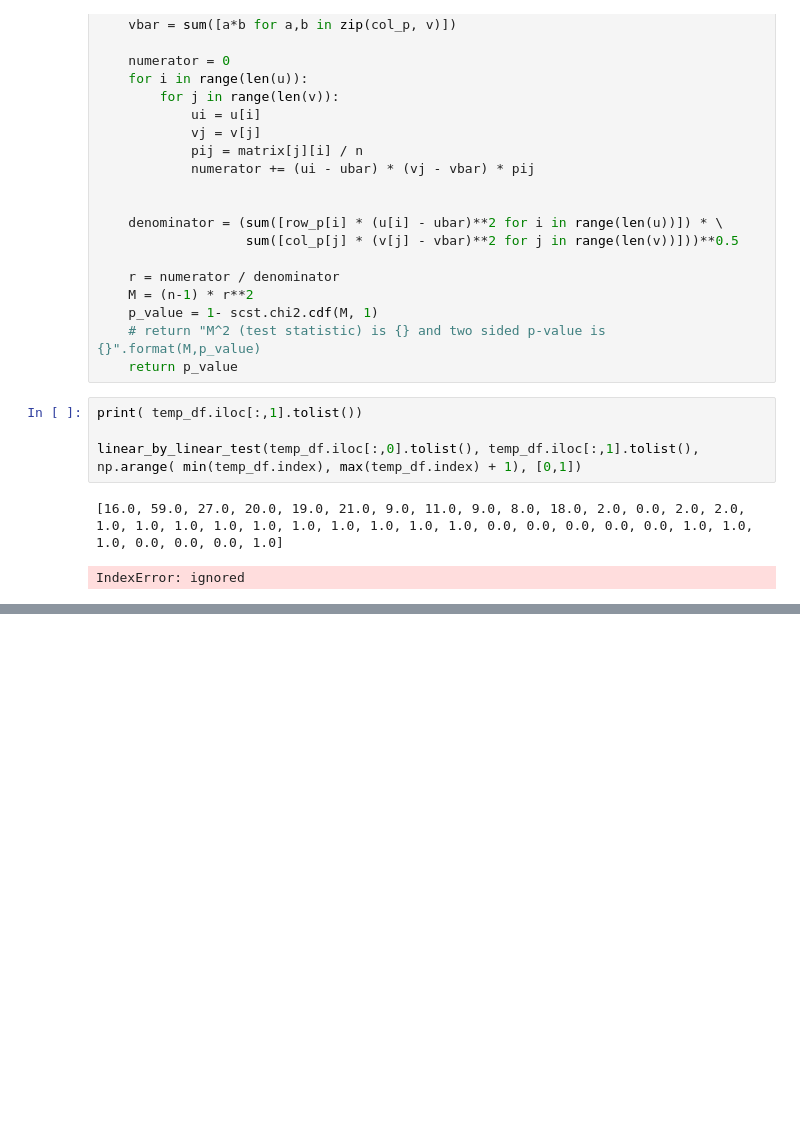
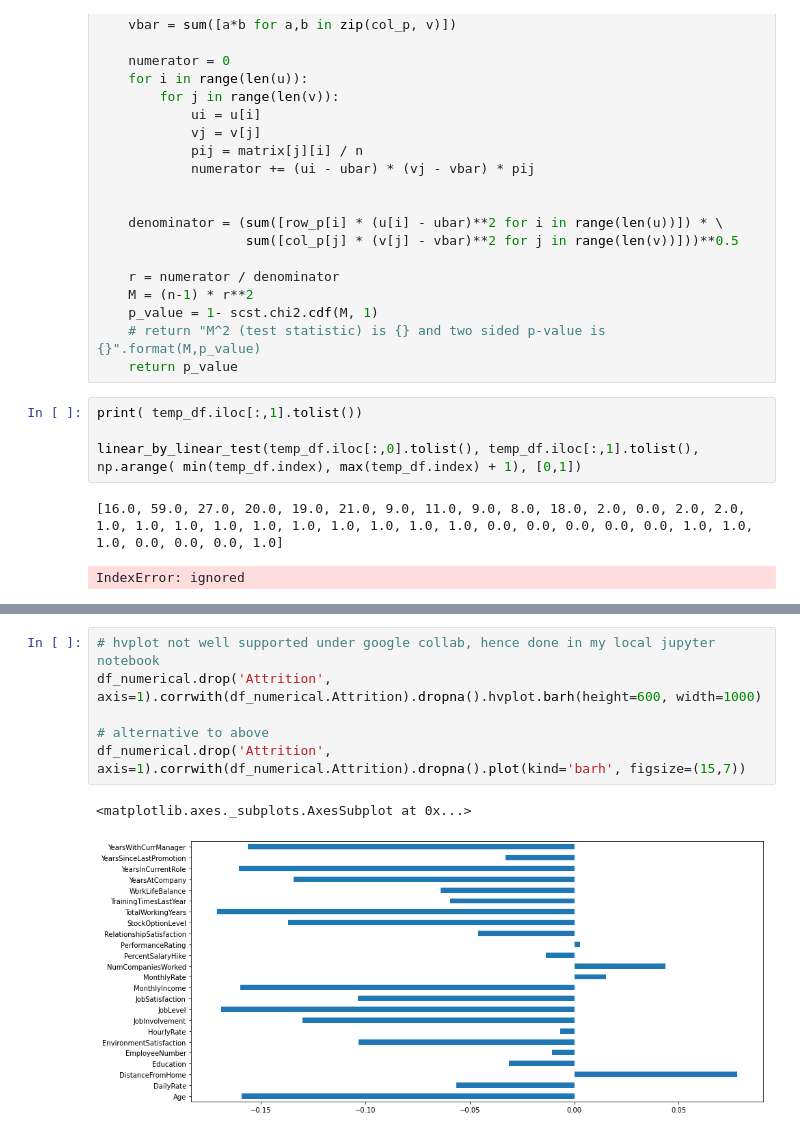
Before and after one commit to Wincenttjoi/employee-data-visualization, a Jupyter notebook: DAO2702code.ipynb, the cells around one changed output, grey strips where cells are left out. Cells and saved outputs as stored; diff of their text form; blank space fills up the shorter version.

```diff
--- a/DAO2702code.ipynb
+++ b/DAO2702code.ipynb
@@ -249,0 +239,9 @@ plt.show()
+# %%
+# hvplot not well supported under google collab, hence done in my local jupyter notebook
+df_numerical.drop('Attrition', axis=1).corrwith(df_numerical.Attrition).dropna().hvplot.barh(height=600, width=1000)
+
+# alternative to above
+df_numerical.drop('Attrition', axis=1).corrwith(df_numerical.Attrition).dropna().plot(kind='barh', figsize=(15,7))
+# %% [output]
+<matplotlib.axes._subplots.AxesSubplot at 0x...>
+[figure, added]
```
Also changed, not shown: parts of 6 cells of this notebook.
